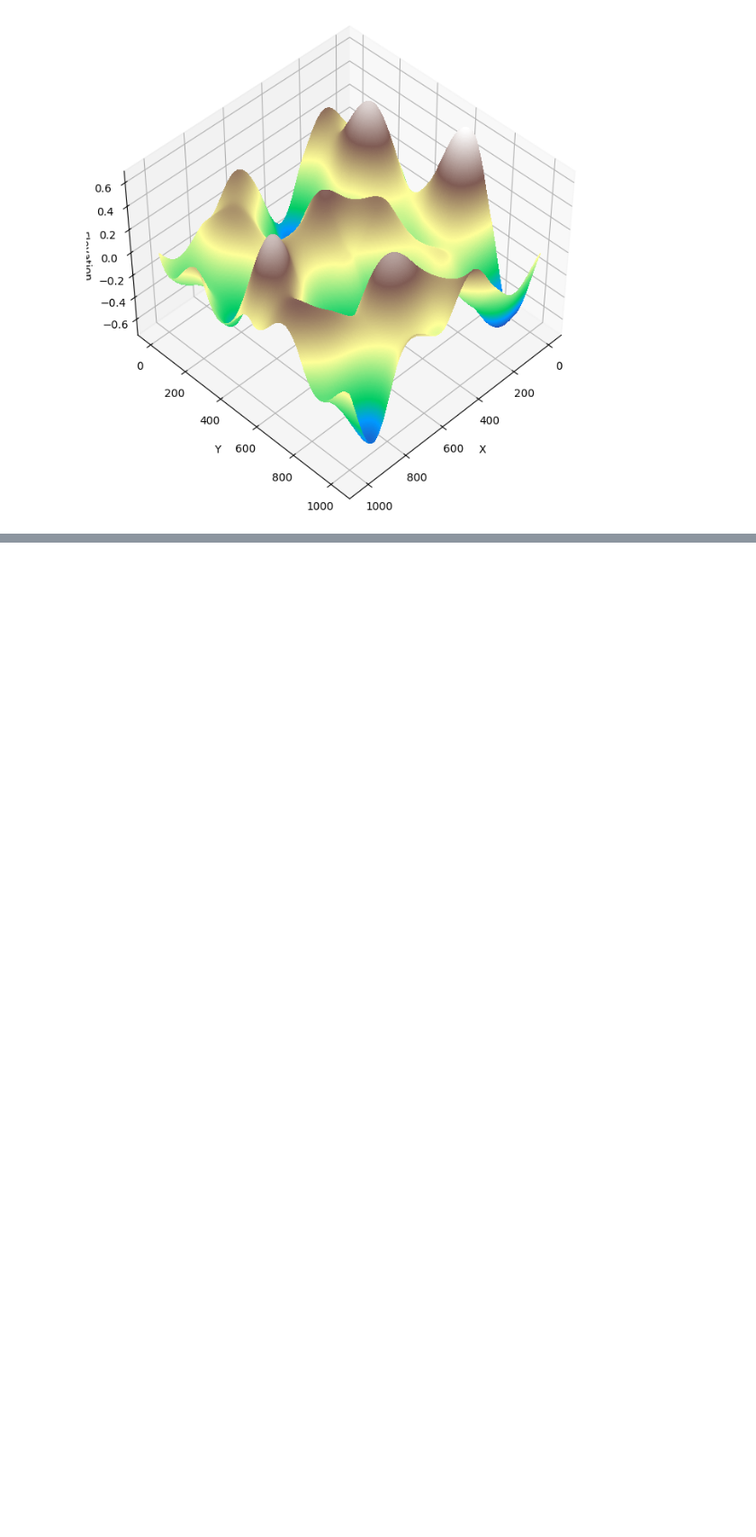
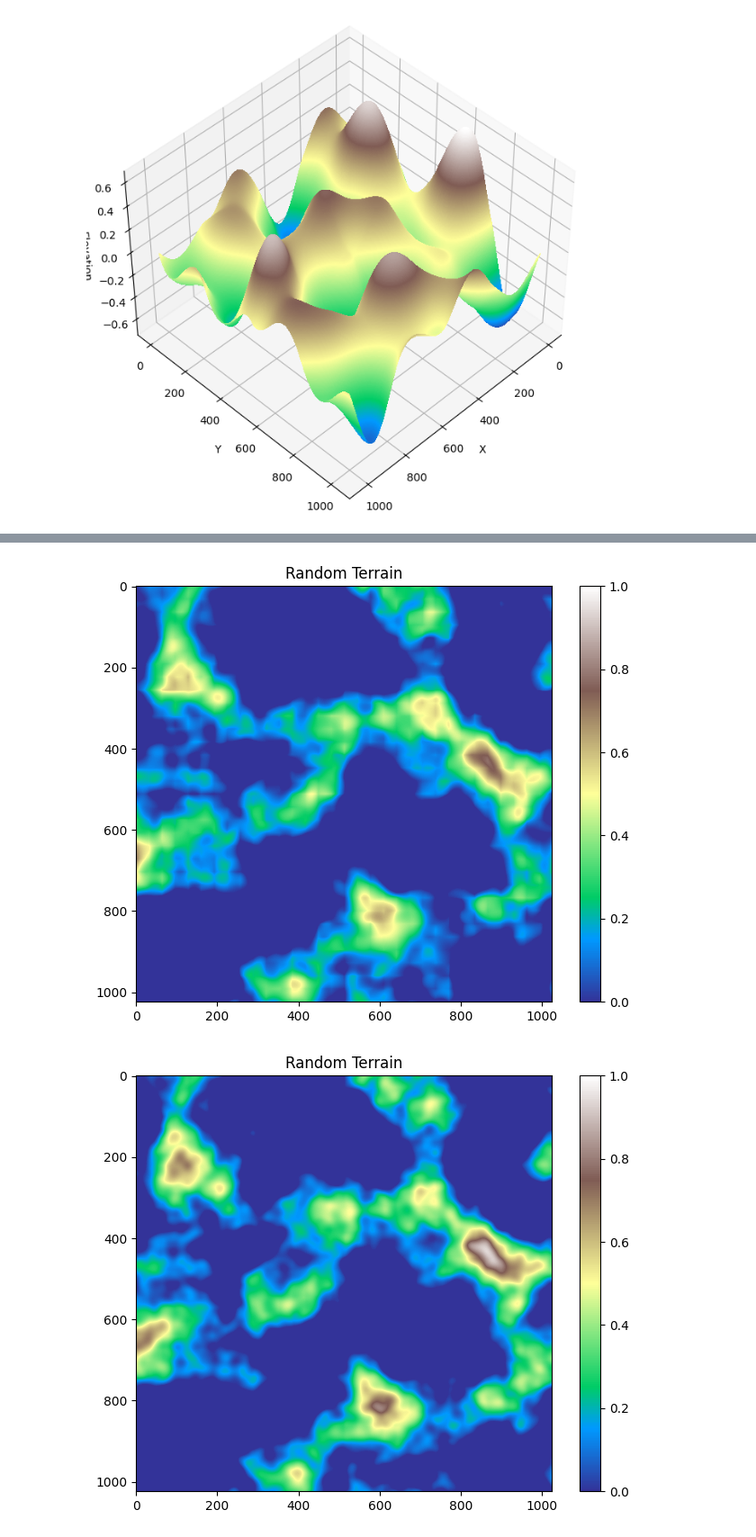
Before and after one commit to parsadaj/random-terrain-generation, a Jupyter notebook: gradient_noise.ipynb, the cells around one changed output, grey strips where cells are left out. Shown at 90% size. Drawn from its saved outputs; the diff is of its cells as text; code cells hidden in the pictures; blank space fills up the shorter version.

```diff
--- a/gradient_noise.ipynb
+++ b/gradient_noise.ipynb
@@ -56,30 +56,3 @@ visualize_3d_terrain(bc_terrain, cmap='terrain', elev=45, azim=45)
 # %% [output]
 [figure]
 [figure]
-# %%
-
-def generate_fractal_terrain(size, base_freq, num_octaves, scale, interpolation='bilinear'):
-    """
-    Generate a fractal terrain heightmap using 1/f noise.
-
-    Args:
-        size (int): Size of the terrain heightmap.
-        base_freq (float): Base frequency for the lowest-frequency noise.
-        num_octaves (int): Number of octaves (frequency scales) to use.
-        scale (int): Scale factor for the random lattice.
-        interpolation (str): Type of interpolation ('bilinear' or 'bicubic').
-
-    Returns:
-        numpy.ndarray: Fractal terrain heightmap.
-    """
-    terrain_bl = np.zeros((size, size))
-    terrain_bc = np.zeros((size, size))
-    freq = base_freq
-
-    for octave in range(num_octaves):
-        noise_bl, noise_bc = generate_gradient_noise(size, int(scale / freq), interpolation)
-        terrain_bc += noise_bc / (2 ** octave)
-        terrain_bl += noise_bl / (2 ** octave)
-        freq *= 2
-
-    return terrain_bl, terrain_bc
@@ -86,2 +66,7 @@ def generate_fractal_terrain(size, base_freq, num_octaves, scale, interpolation=
 # %%
-terrain_bl, terrain_bc = generate_fractal_terrain(512, 1, 4, 128, 'bilinear')
+terrain_bl, terrain_bc = generate_fractal_terrain(size, lattice_size, generate_random_terrain_gradient, 1, 4, 43)
+visualize_terrain(terrain_bl)
+visualize_terrain(terrain_bc)
+# %% [output]
+[figure, added]
+[figure, added]
```
Also changed, not shown: parts of 4 cells of this notebook.
